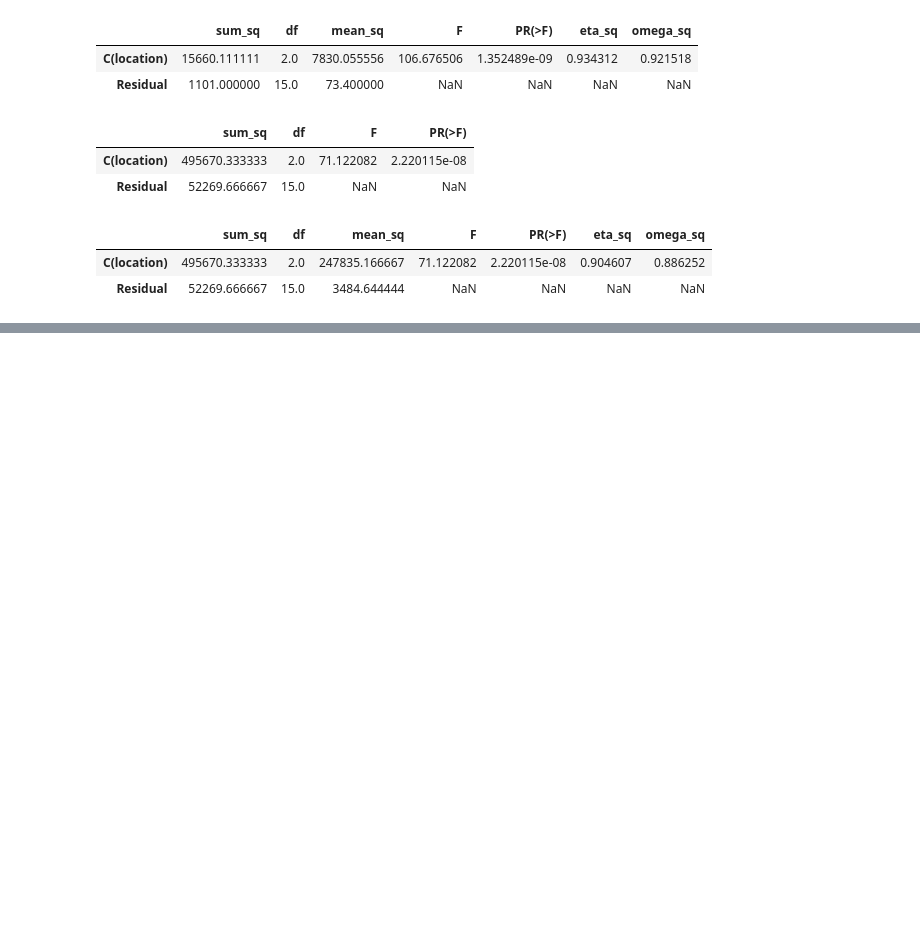
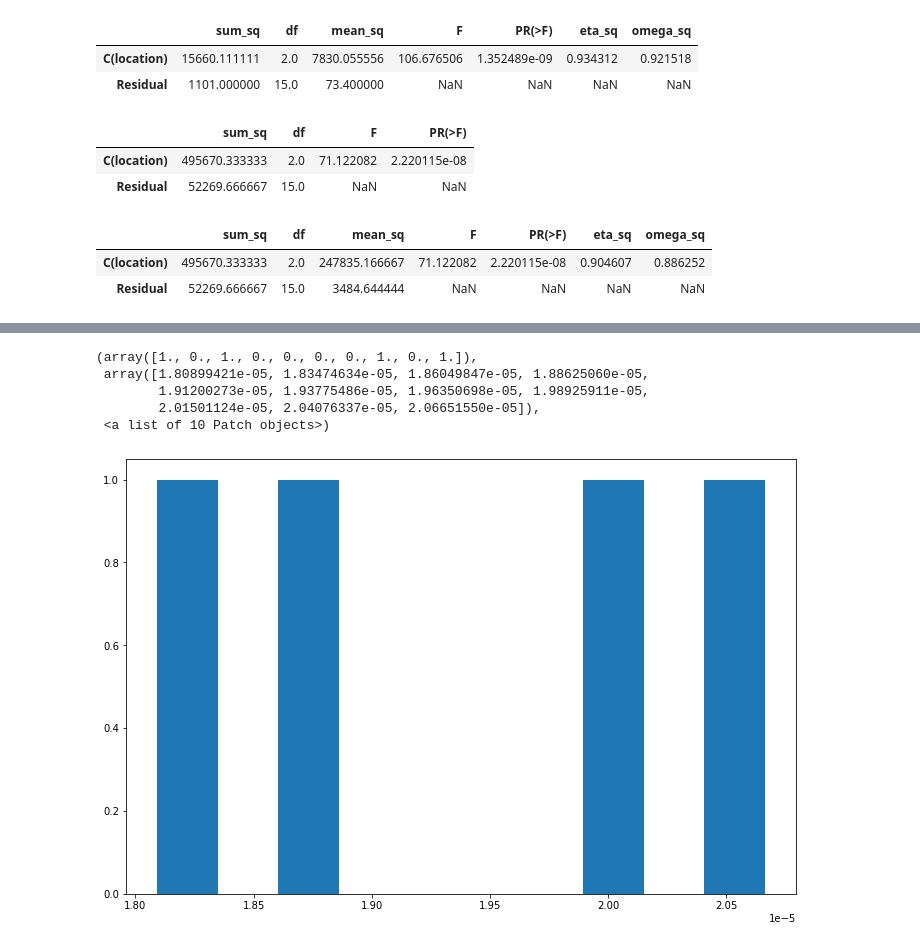
Before and after one commit to MEGlantz/Data205, a Jupyter notebook: StatisticalAnalysis.ipynb, the cells around one changed output, grey strips where cells are left out. Cells and saved outputs as stored; diff of their text form; code cells hidden in the pictures; blank space fills up the shorter version.

```diff
--- a/StatisticalAnalysis.ipynb
+++ b/StatisticalAnalysis.ipynb
@@ -409,0 +627,9 @@ anova_table(aov_table1)
+# %%
+plt.hist(moCo['seriousInjuryCrashesbyVolume'])
+# %% [output]
+(array([1., 0., 1., 0., 0., 0., 0., 1., 0., 1.]),
+ array([1.80899421e-05, 1.83474634e-05, 1.86049847e-05, 1.88625060e-05,
+        1.91200273e-05, 1.93775486e-05, 1.96350698e-05, 1.98925911e-05,
+        2.01501124e-05, 2.04076337e-05, 2.06651550e-05]),
+ <a list of 10 Patch objects>)
+[figure, added]
```
Also changed, not shown: parts of 49 cells of this notebook, 1 other file.
